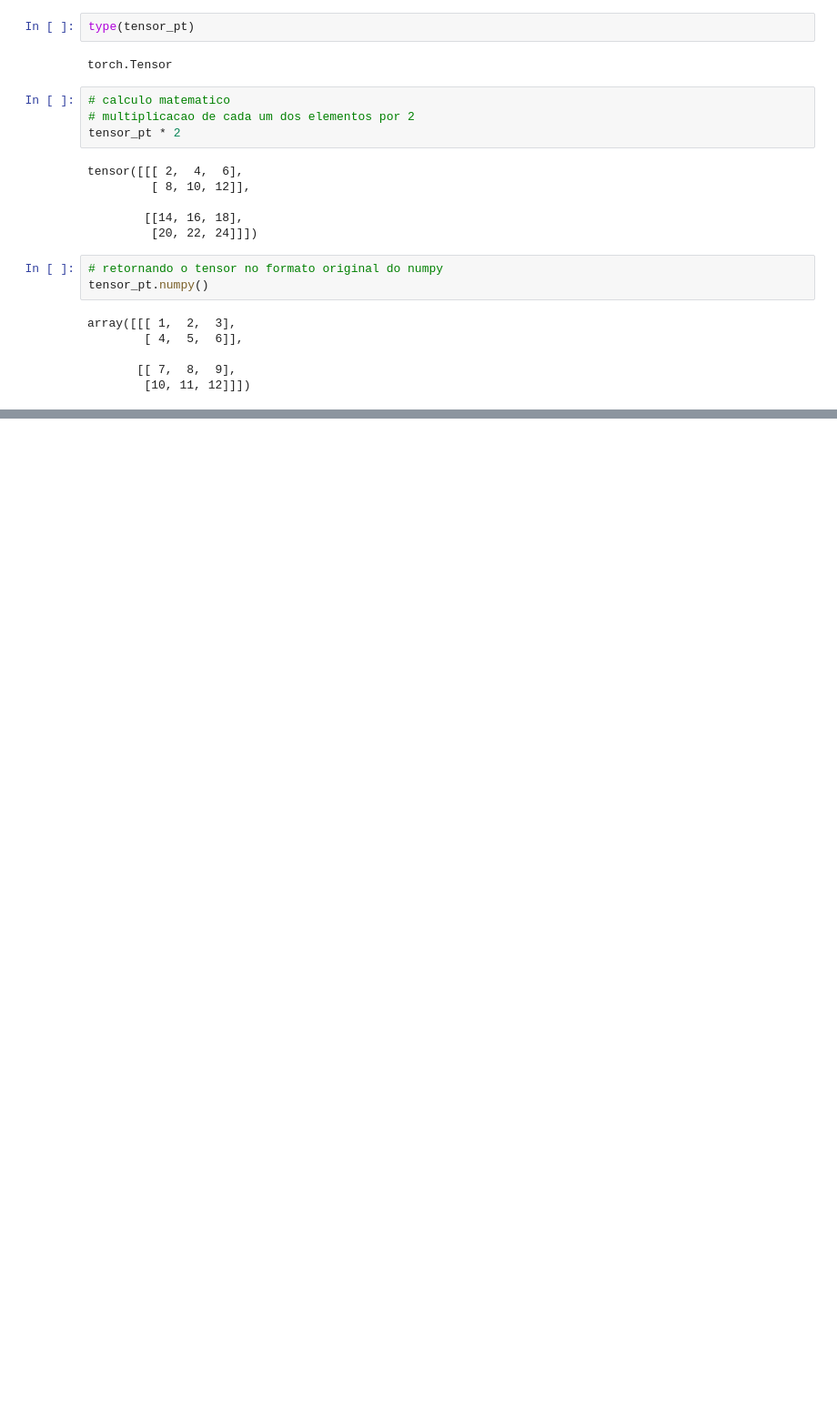
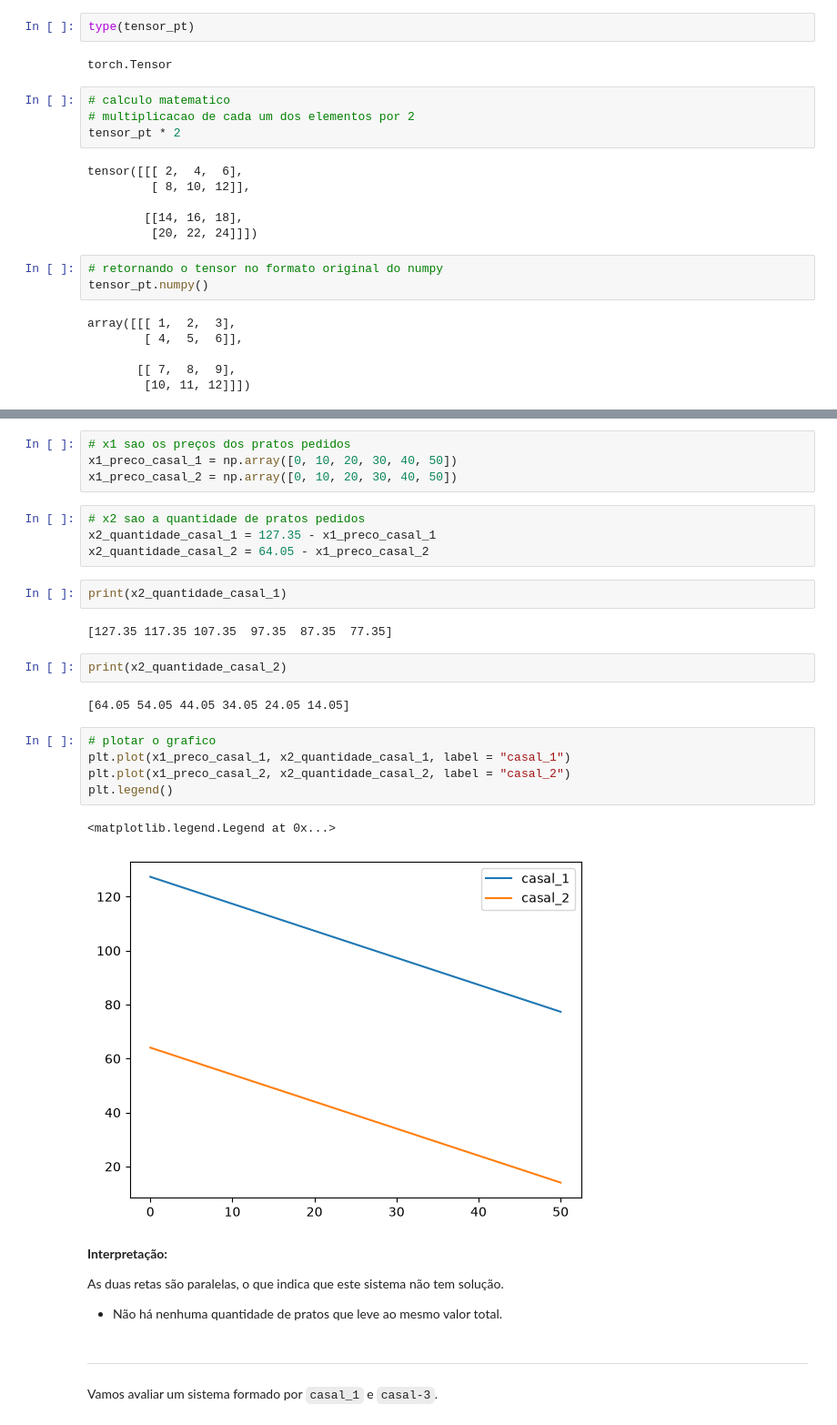
Before and after one commit to marcusvbrangel/ia-base-expert, a Jupyter notebook: cursos/algebra-linear/01-secao.ipynb, the cells around one changed output, grey strips where cells are left out. Shown at 91% size. Cells and saved outputs as stored; diff of their text form; blank space fills up the shorter version.

```diff
--- a/cursos/algebra-linear/01-secao.ipynb
+++ b/cursos/algebra-linear/01-secao.ipynb
@@ -285,0 +301,33 @@ array([[[ 1,  2,  3],
+# %%
+# x1 sao os preços dos pratos pedidos
+x1_preco_casal_1 = np.array([0, 10, 20, 30, 40, 50])
+x1_preco_casal_2 = np.array([0, 10, 20, 30, 40, 50])
+# %%
+# x2 sao a quantidade de pratos pedidos
+x2_quantidade_casal_1 = 127.35 - x1_preco_casal_1
+x2_quantidade_casal_2 = 64.05 - x1_preco_casal_2
+# %%
+print(x2_quantidade_casal_1)
+# %% [output]
+[127.35 117.35 107.35  97.35  87.35  77.35]
+# %%
+print(x2_quantidade_casal_2)
+# %% [output]
+[64.05 54.05 44.05 34.05 24.05 14.05]
+# %%
+# plotar o grafico
+plt.plot(x1_preco_casal_1, x2_quantidade_casal_1, label = "casal_1")
+plt.plot(x1_preco_casal_2, x2_quantidade_casal_2, label = "casal_2")
+plt.legend()
+# %% [output]
+<matplotlib.legend.Legend at 0x...>
+[figure, added]
+# %% [markdown]
+**Interpretação:**
+
+As duas retas são paralelas, o que indica que este sistema não tem solução.
+
+- Não há nenhuma quantidade de pratos que leve ao mesmo valor total.
+# %% [markdown]
+---
+Vamos avaliar um sistema formado por `casal_1` e `casal-3`.
```
Also changed, not shown: parts of 7 cells of this notebook.
